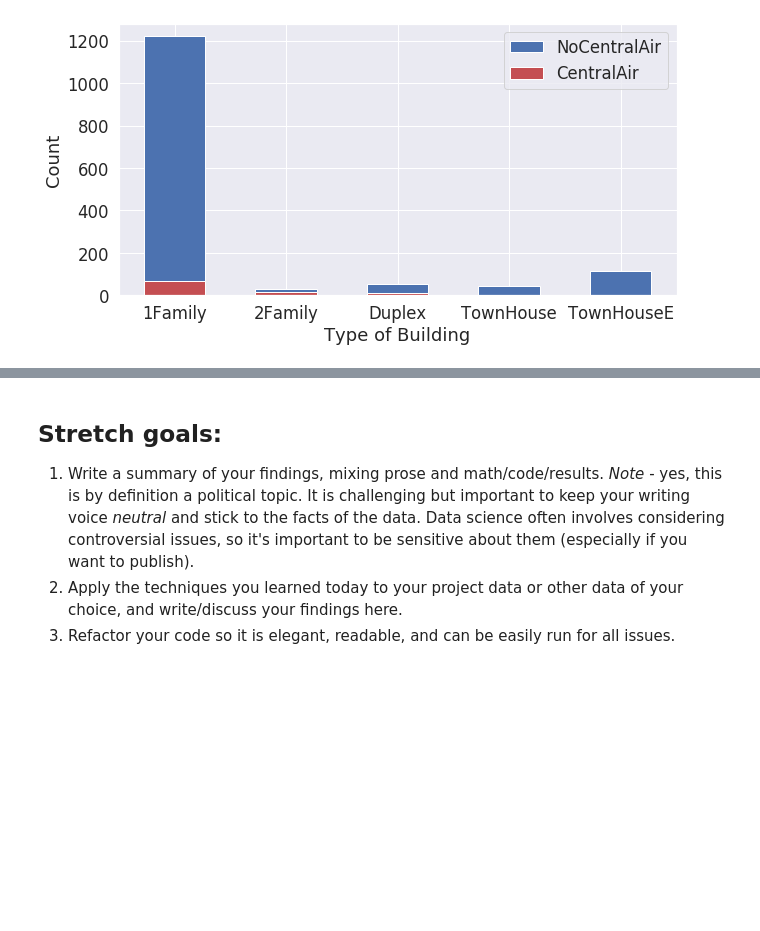
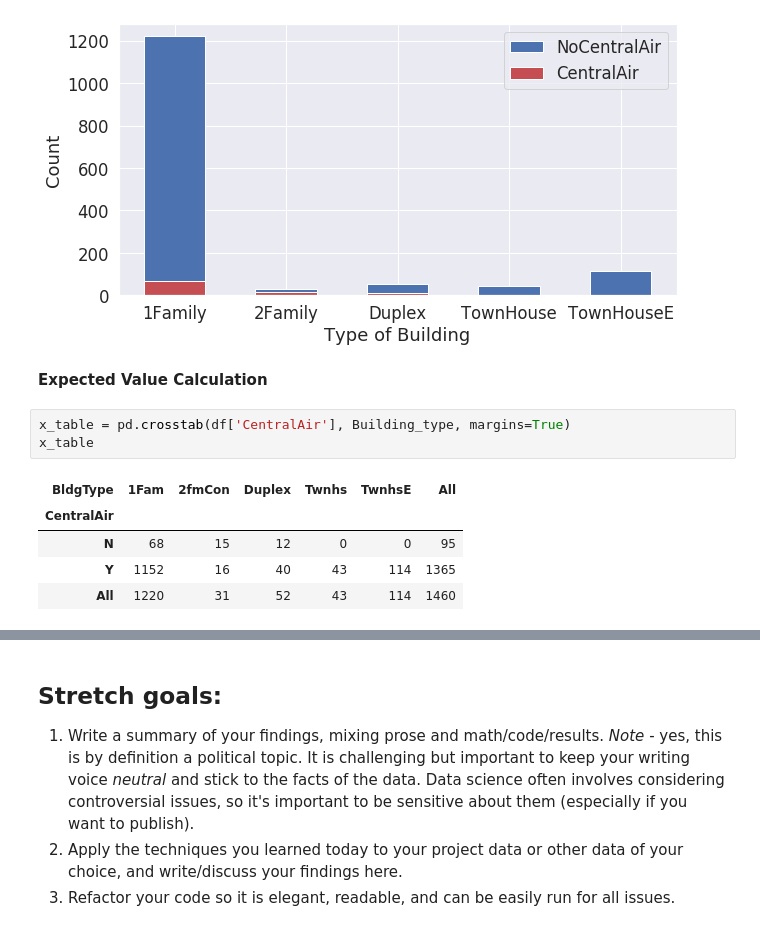
Before and after one commit to lmstephens/DS-Unit-1-Sprint-2-Statistics, a Jupyter notebook: module2/LS_DS_122_Sampling_Confidence_Intervals_and_Hypothesis_Testing_Assignment.ipynb, the cells around one changed output, grey strips where cells are left out. Drawn from its saved outputs; the diff is of its cells as text; blank space fills up the shorter version.

```diff
--- a/module2/LS_DS_122_Sampling_Confidence_Intervals_and_Hypothesis_Testing_Assignment.ipynb
+++ b/module2/LS_DS_122_Sampling_Confidence_Intervals_and_Hypothesis_Testing_Assignment.ipynb
@@ -253,3 +255,14 @@ plt.ylabel('Count')
 plt.show()
 # %% [output]
 [figure]
+# %% [markdown]
+**Expected Value Calculation**
+# %%
+x_table = pd.crosstab(df['CentralAir'], Building_type, margins=True)
+x_table
+# %% [output]
+| BldgType | 1Fam | 2fmCon | Duplex | Twnhs | TwnhsE | All |
+| CentralAir |  |  |  |  |  |  |
+| N | 68 | 15 | 12 | 0 | 0 | 95 |
+| Y | 1152 | 16 | 40 | 43 | 114 | 1365 |
+| All | 1220 | 31 | 52 | 43 | 114 | 1460 |
```
Also changed, not shown: parts of 13 cells of this notebook.
